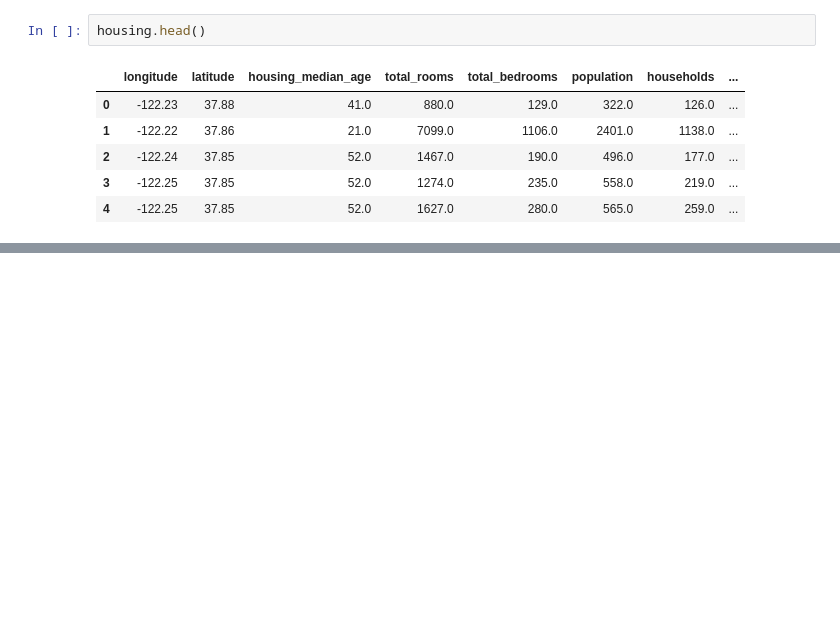
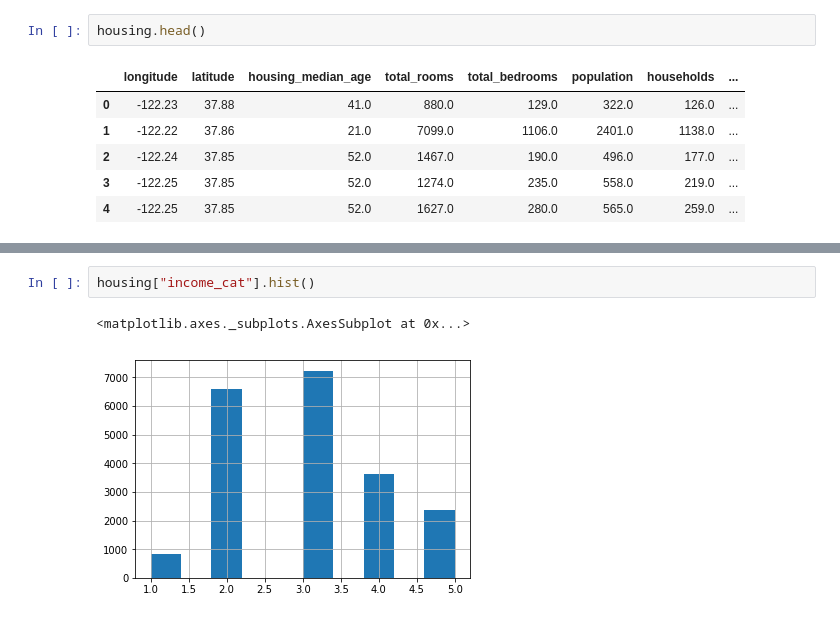
Before and after one commit to hammeiam/hands-on-with-ml, a Jupyter notebook: 2-end-to-end-ml-project/Housing.ipynb, the cells around one changed output, grey strips where cells are left out. Drawn from its saved outputs; the diff is of its cells as text; blank space fills up the shorter version.

```diff
--- a/2-end-to-end-ml-project/Housing.ipynb
+++ b/2-end-to-end-ml-project/Housing.ipynb
@@ -69,0 +151,5 @@ housing.head()
+# %%
+housing["income_cat"].hist()
+# %% [output]
+<matplotlib.axes._subplots.AxesSubplot at 0x...>
+[figure, added]
```
Also changed, not shown: parts of 19 cells of this notebook.
